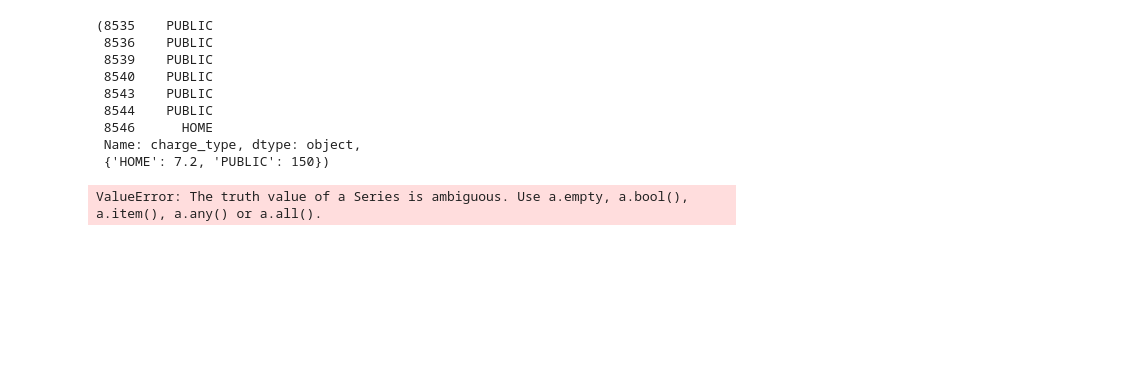
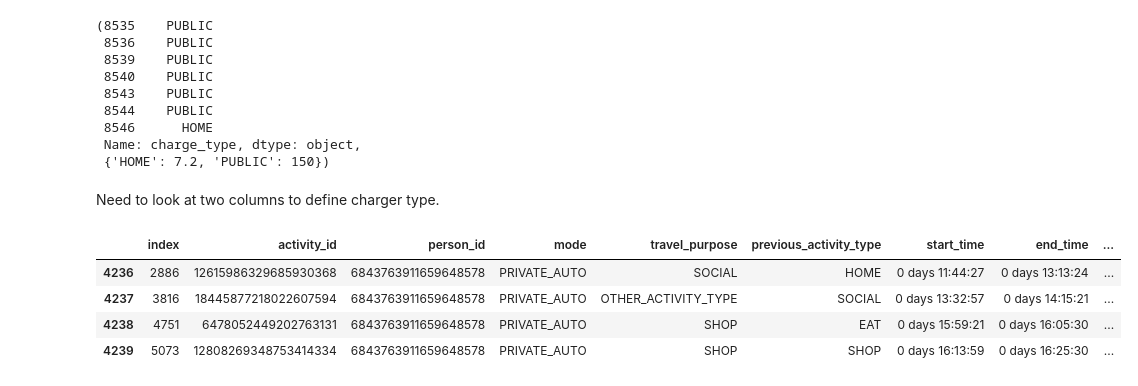
Before and after one commit to rmi-mobility-data-science/replicaEVSE, a Jupyter notebook: notebooks/charger_logic_dev.ipynb, the cells around one changed output. Cells and saved outputs as stored; diff of their text form; code cells hidden in the pictures; blank space fills up the shorter version.

```diff
--- a/notebooks/charger_logic_dev.ipynb
+++ b/notebooks/charger_logic_dev.ipynb
@@ -322,16 +341,15 @@ def determine_charger_availability(
     if 'PUBLIC' in charge_set:
         charge_dict.update({'PUBLIC': 150})
     return charge_dict
-# %%
-person_id = '6843763911659648578'
-person_temp = df.loc[df.person_id == person_id].copy()
-if person_temp['destination_building_use_l2'] == 'single_family':
-    # most single family homes should be L2 @ 7.2
-
-    pass
-
-elif df['destination_building_use_l2'] == 'multi_family':
-    # can set power level to 0 for 80% of the time
-    pass
-# %% [output]
-ValueError: The truth value of a Series is ambiguous. Use a.empty, a.bool(), a.item(), a.any() or a.all().
+# %% [markdown]
+Need to look at two columns to define charger type.
+# %%
+person_id = '6843763911659648578'
+person_temp = df.loc[df.person_id == person_id].copy()
+person_temp
+# %% [output]
+|  | index | activity_id | person_id | mode | travel_purpose | previous_activity_type | start_time | end_time | ... |
+| 4236 | 2886 | 12615986329685930368 | 6843763911659648578 | PRIVATE_AUTO | SOCIAL | HOME | 0 days 11:44:27 | 0 days 13:13:24 | ... |
+| 4237 | 3816 | 18445877218022607594 | 6843763911659648578 | PRIVATE_AUTO | OTHER_ACTIVITY_TYPE | SOCIAL | 0 days 13:32:57 | 0 days 14:15:21 | ... |
+| 4238 | 4751 | 6478052449202763131 | 6843763911659648578 | PRIVATE_AUTO | SHOP | EAT | 0 days 15:59:21 | 0 days 16:05:30 | ... |
+| 4239 | 5073 | 12808269348753414334 | 6843763911659648578 | PRIVATE_AUTO | SHOP | SHOP | 0 days 16:13:59 | 0 days 16:25:30 | ... |
```
Also changed, not shown: parts of 6 cells of this notebook, 1 other file.
